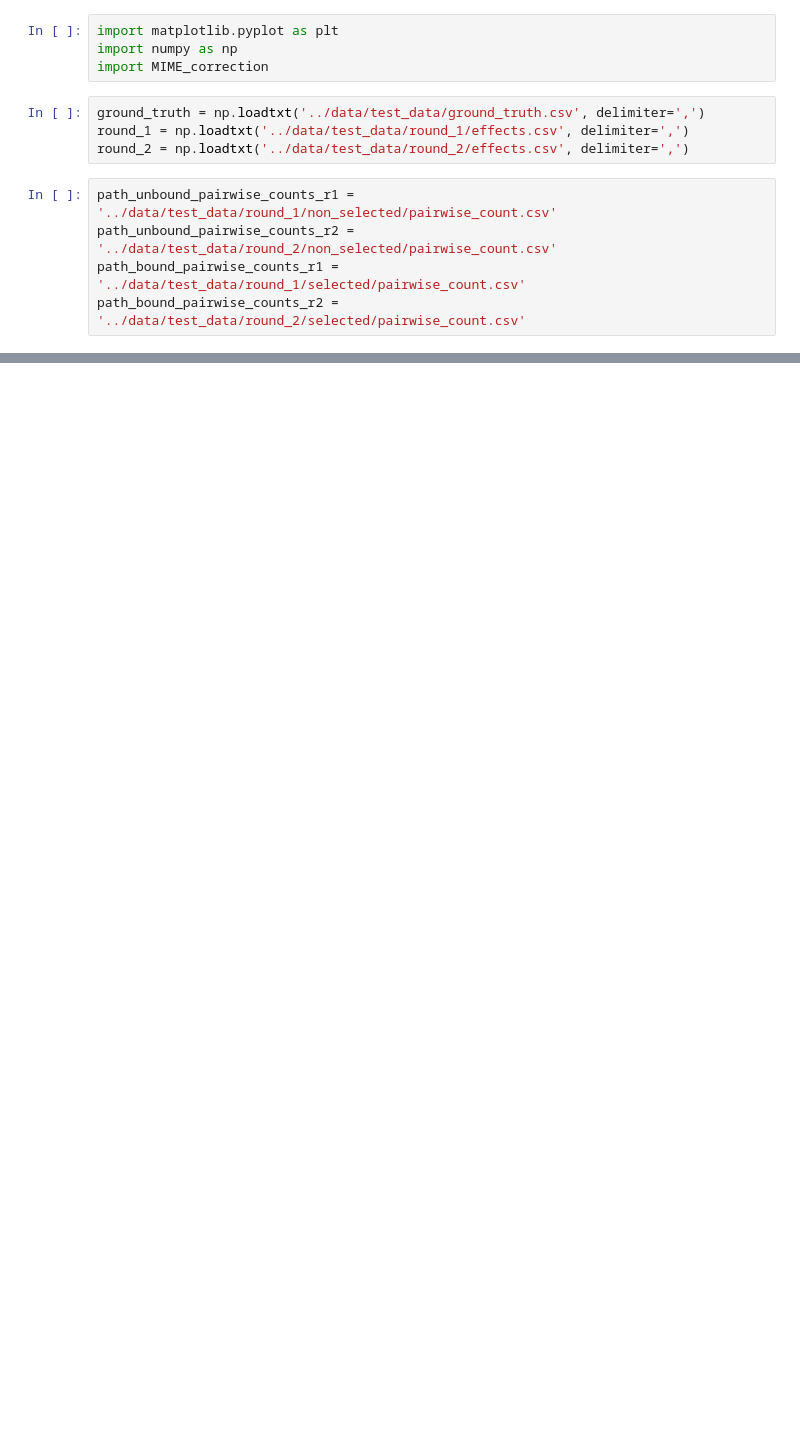
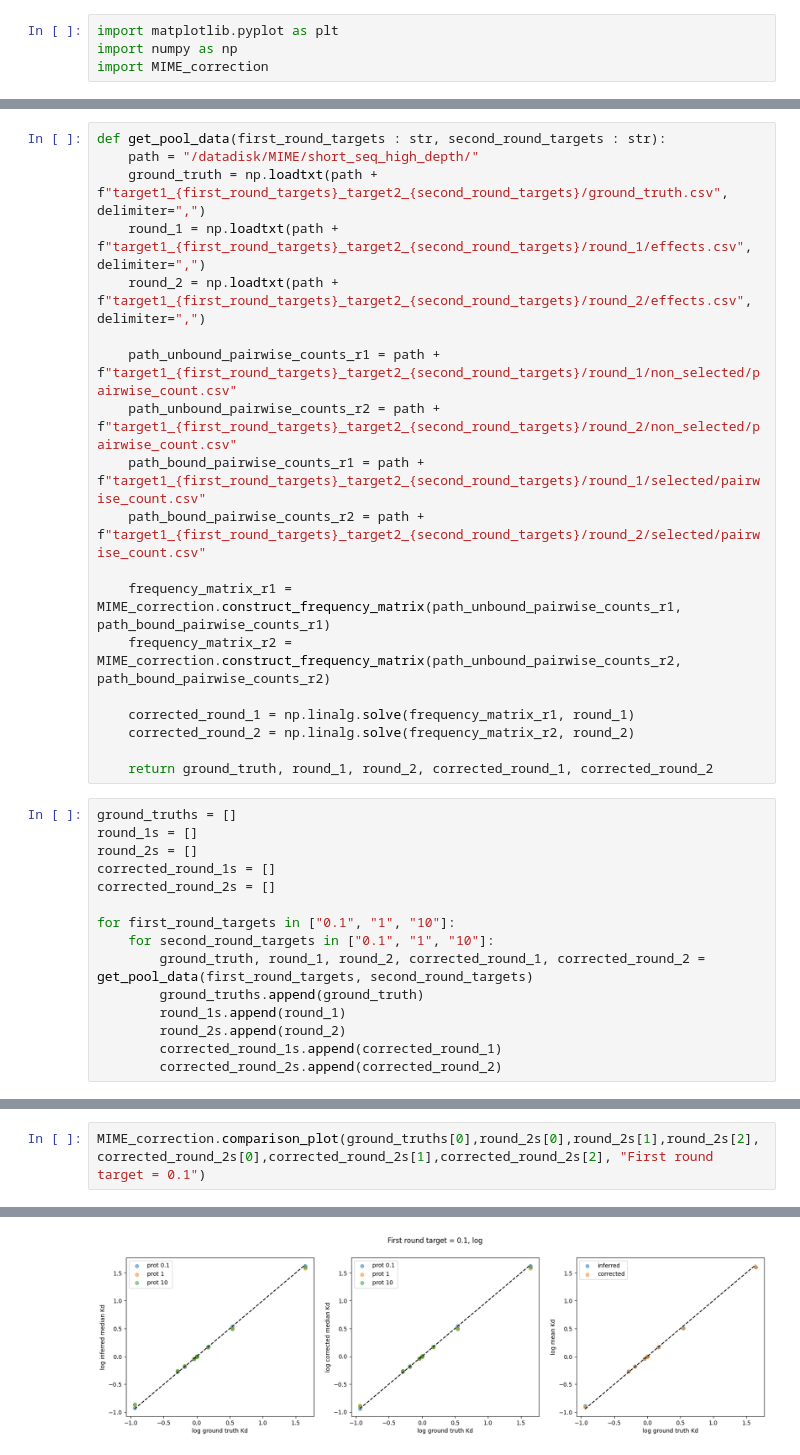
Before and after one commit to JoshuaGensel/dmMIME_correction, a Jupyter notebook: src/exploratory_analysis.ipynb, the cells around one changed output, grey strips where cells are left out. Saved outputs shown, nothing was run; the diff lists cells and outputs as text; blank space fills up the shorter version.

```diff
--- a/src/exploratory_analysis.ipynb
+++ b/src/exploratory_analysis.ipynb
@@ -2,12 +2,3 @@
 import matplotlib.pyplot as plt
 import numpy as np
 import MIME_correction
-# %%
-ground_truth = np.loadtxt('../data/test_data/ground_truth.csv', delimiter=',')
-round_1 = np.loadtxt('../data/test_data/round_1/effects.csv', delimiter=',')
-round_2 = np.loadtxt('../data/test_data/round_2/effects.csv', delimiter=',')
-# %%
-path_unbound_pairwise_counts_r1 = '../data/test_data/round_1/non_selected/pairwise_count.csv'
-path_unbound_pairwise_counts_r2 = '../data/test_data/round_2/non_selected/pairwise_count.csv'
-path_bound_pairwise_counts_r1 = '../data/test_data/round_1/selected/pairwise_count.csv'
-path_bound_pairwise_counts_r2 = '../data/test_data/round_2/selected/pairwise_count.csv'
@@ -87,0 +5,34 @@ print(a+b)
+# %%
+def get_pool_data(first_round_targets : str, second_round_targets : str):
+    path = "/datadisk/MIME/short_seq_high_depth/"
+    ground_truth = np.loadtxt(path + f"target1_{first_round_targets}_target2_{second_round_targets}/ground_truth.csv", delimiter=",")
+    round_1 = np.loadtxt(path + f"target1_{first_round_targets}_target2_{second_round_targets}/round_1/effects.csv", delimiter=",")
+    round_2 = np.loadtxt(path + f"target1_{first_round_targets}_target2_{second_round_targets}/round_2/effects.csv", delimiter=",")
+
+    path_unbound_pairwise_counts_r1 = path + f"target1_{first_round_targets}_target2_{second_round_targets}/round_1/non_selected/pairwise_count.csv"
+    path_unbound_pairwise_counts_r2 = path + f"target1_{first_round_targets}_target2_{second_round_targets}/round_2/non_selected/pairwise_count.csv"
+    path_bound_pairwise_counts_r1 = path + f"target1_{first_round_targets}_target2_{second_round_targets}/round_1/selected/pairwise_count.csv"
+    path_bound_pairwise_counts_r2 = path + f"target1_{first_round_targets}_target2_{second_round_targets}/round_2/selected/pairwise_count.csv"
+
+    frequency_matrix_r1 = MIME_correction.construct_frequency_matrix(path_unbound_pairwise_counts_r1, path_bound_pairwise_counts_r1)
+    frequency_matrix_r2 = MIME_correction.construct_frequency_matrix(path_unbound_pairwise_counts_r2, path_bound_pairwise_counts_r2)
+
+    corrected_round_1 = np.linalg.solve(frequency_matrix_r1, round_1)
+    corrected_round_2 = np.linalg.solve(frequency_matrix_r2, round_2)
+
+    return ground_truth, round_1, round_2, corrected_round_1, corrected_round_2
+# %%
+ground_truths = []
+round_1s = []
+round_2s = []
+corrected_round_1s = []
+corrected_round_2s = []
+
+for first_round_targets in ["0.1", "1", "10"]:
+    for second_round_targets in ["0.1", "1", "10"]:
+        ground_truth, round_1, round_2, corrected_round_1, corrected_round_2 = get_pool_data(first_round_targets, second_round_targets)
+        ground_truths.append(ground_truth)
+        round_1s.append(round_1)
+        round_2s.append(round_2)
+        corrected_round_1s.append(corrected_round_1)
+        corrected_round_2s.append(corrected_round_2)
@@ -87,0 +57,3 @@ print(a+b)
+# %%
+MIME_correction.comparison_plot(ground_truths[0],round_2s[0],round_2s[1],round_2s[2],corrected_round_2s[0],corrected_round_2s[1],corrected_round_2s[2], "First round target = 0.1")
+# %% [output]
@@ -87,0 +72 @@ print(a+b)
+[figure, added]
```
Also changed, not shown: parts of 9 cells of this notebook, 1 other file.
